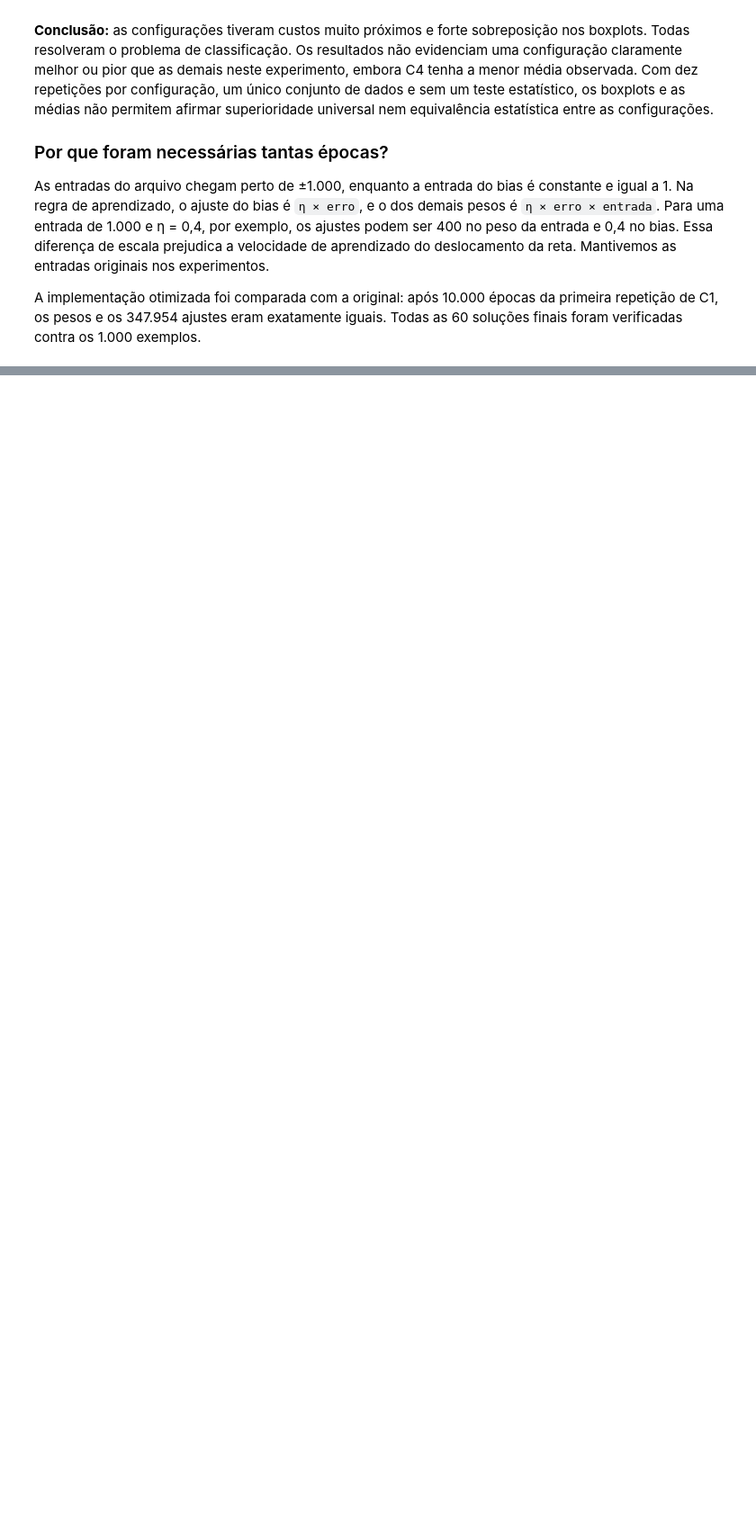
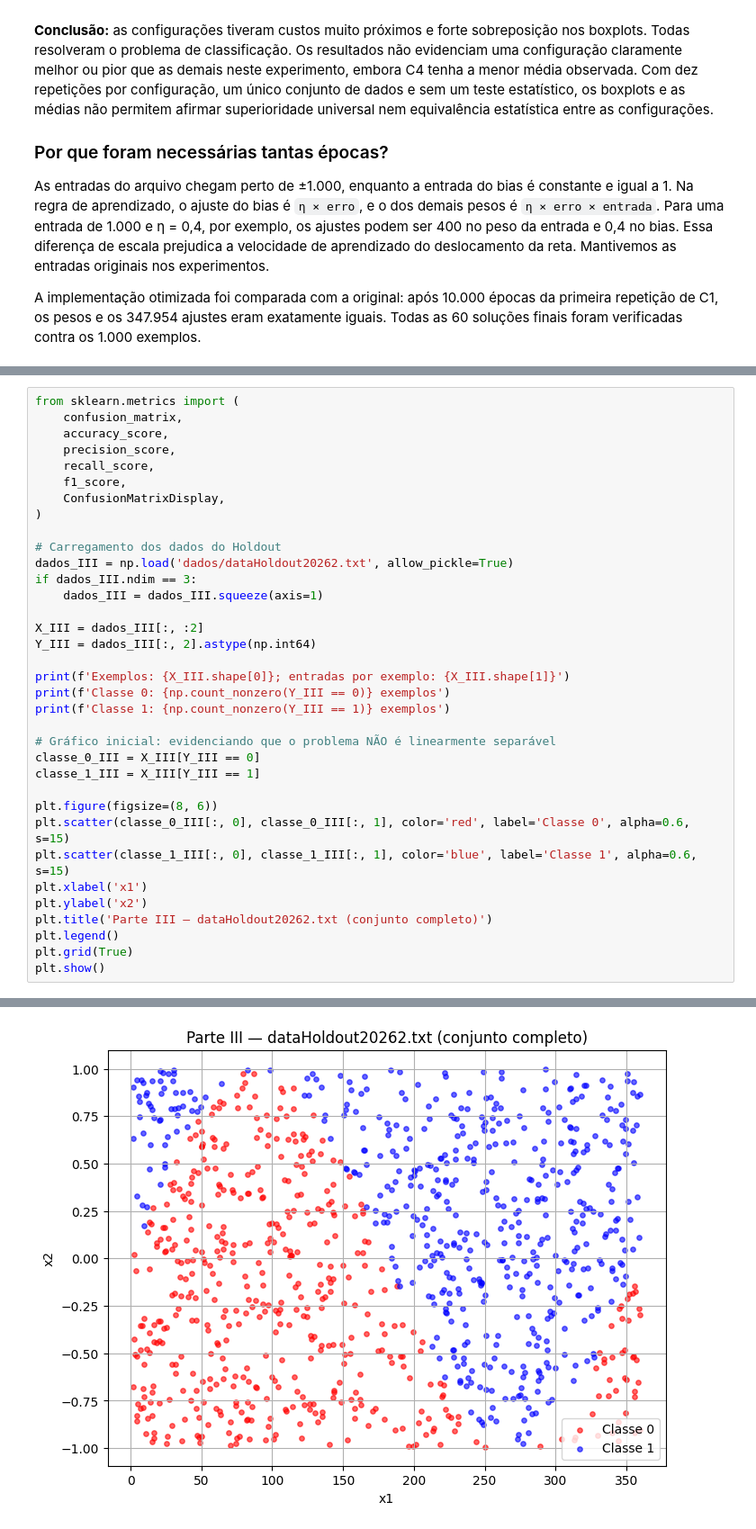
Before and after one commit to felipelopes7/RNA-Projeto-Pr-tico-2.1---Felipe-Lopes-Lucas-Lima-Vin-cius-Souza, a Jupyter notebook: notebook.ipynb, the cells around one changed output, grey strips where cells are left out. Shown at 90% size. Saved outputs shown, nothing was run; the diff lists cells and outputs as text; blank space fills up the shorter version.

```diff
--- a/notebook.ipynb
+++ b/notebook.ipynb
@@ -517,0 +537,36 @@ iguais. Todas as 60 soluções finais foram verificadas contra os 1.000 exemplos
+# %%
+from sklearn.metrics import (
+    confusion_matrix,
+    accuracy_score,
+    precision_score,
+    recall_score,
+    f1_score,
+    ConfusionMatrixDisplay,
+)
+
+# Carregamento dos dados do Holdout
+dados_III = np.load('dados/dataHoldout20262.txt', allow_pickle=True)
+if dados_III.ndim == 3:
+    dados_III = dados_III.squeeze(axis=1)
+
+X_III = dados_III[:, :2]
+Y_III = dados_III[:, 2].astype(np.int64)
+
+print(f'Exemplos: {X_III.shape[0]}; entradas por exemplo: {X_III.shape[1]}')
+print(f'Classe 0: {np.count_nonzero(Y_III == 0)} exemplos')
+print(f'Classe 1: {np.count_nonzero(Y_III == 1)} exemplos')
+
+# Gráfico inicial: evidenciando que o problema NÃO é linearmente separável
+classe_0_III = X_III[Y_III == 0]
+classe_1_III = X_III[Y_III == 1]
+
+plt.figure(figsize=(8, 6))
+plt.scatter(classe_0_III[:, 0], classe_0_III[:, 1], color='red', label='Classe 0', alpha=0.6, s=15)
+plt.scatter(classe_1_III[:, 0], classe_1_III[:, 1], color='blue', label='Classe 1', alpha=0.6, s=15)
+plt.xlabel('x1')
+plt.ylabel('x2')
+plt.title('Parte III — dataHoldout20262.txt (conjunto completo)')
+plt.legend()
+plt.grid(True)
+plt.show()
+# %% [output]
@@ -517,0 +576 @@ iguais. Todas as 60 soluções finais foram verificadas contra os 1.000 exemplos
+[figure, added]
```
Also changed, not shown: parts of 14 cells of this notebook.
